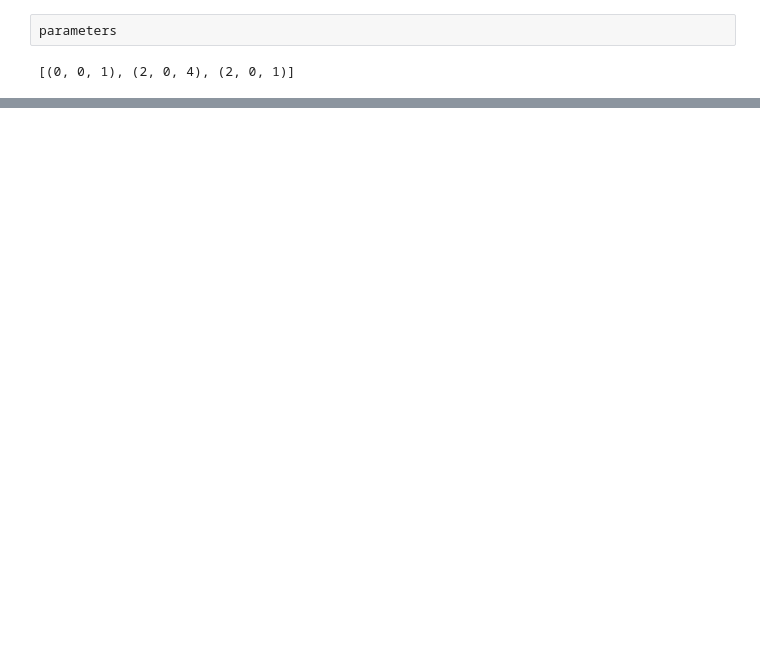
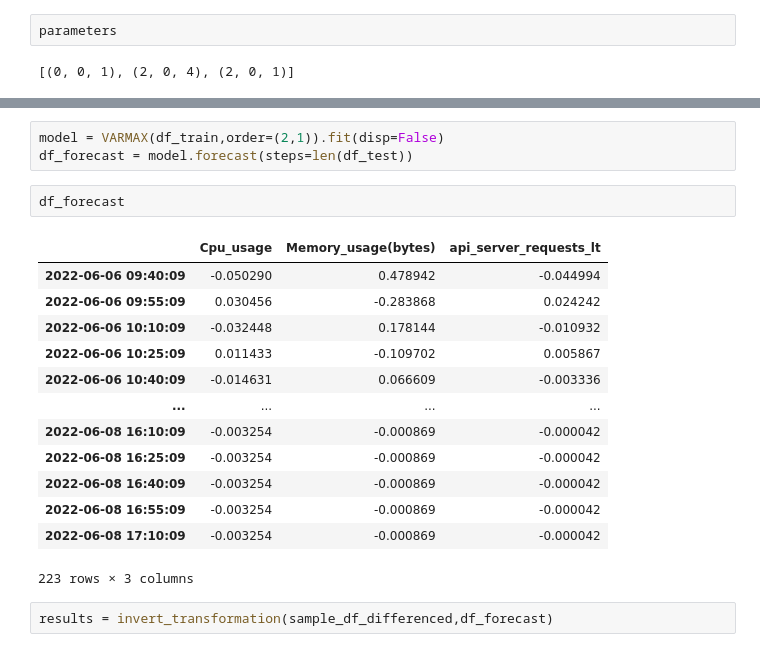
Before and after one commit to Anxhela21/acm-data-project, a Jupyter notebook: time_series_analysis.ipynb, the cells around one changed output, grey strips where cells are left out. Cells and saved outputs as stored; diff of their text form; blank space fills up the shorter version.

Commit message:
added VARMA Model using autoarima

```diff
--- a/time_series_analysis.ipynb
+++ b/time_series_analysis.ipynb
@@ -369,0 +441,21 @@ parameters
+# %%
+model = VARMAX(df_train,order=(2,1)).fit(disp=False)
+df_forecast = model.forecast(steps=len(df_test))
+# %%
+df_forecast
+# %% [output]
+|  | Cpu_usage | Memory_usage(bytes) | api_server_requests_lt |
+| 2022-06-06 09:40:09 | -0.050290 | 0.478942 | -0.044994 |
+| 2022-06-06 09:55:09 | 0.030456 | -0.283868 | 0.024242 |
+| 2022-06-06 10:10:09 | -0.032448 | 0.178144 | -0.010932 |
+| 2022-06-06 10:25:09 | 0.011433 | -0.109702 | 0.005867 |
+| 2022-06-06 10:40:09 | -0.014631 | 0.066609 | -0.003336 |
+| ... | ... | ... | ... |
+| 2022-06-08 16:10:09 | -0.003254 | -0.000869 | -0.000042 |
+| 2022-06-08 16:25:09 | -0.003254 | -0.000869 | -0.000042 |
+| 2022-06-08 16:40:09 | -0.003254 | -0.000869 | -0.000042 |
+| 2022-06-08 16:55:09 | -0.003254 | -0.000869 | -0.000042 |
+| 2022-06-08 17:10:09 | -0.003254 | -0.000869 | -0.000042 |
+223 rows × 3 columns
+# %%
+results = invert_transformation(sample_df_differenced,df_forecast)
```
Also changed, not shown: parts of 16 cells of this notebook.
